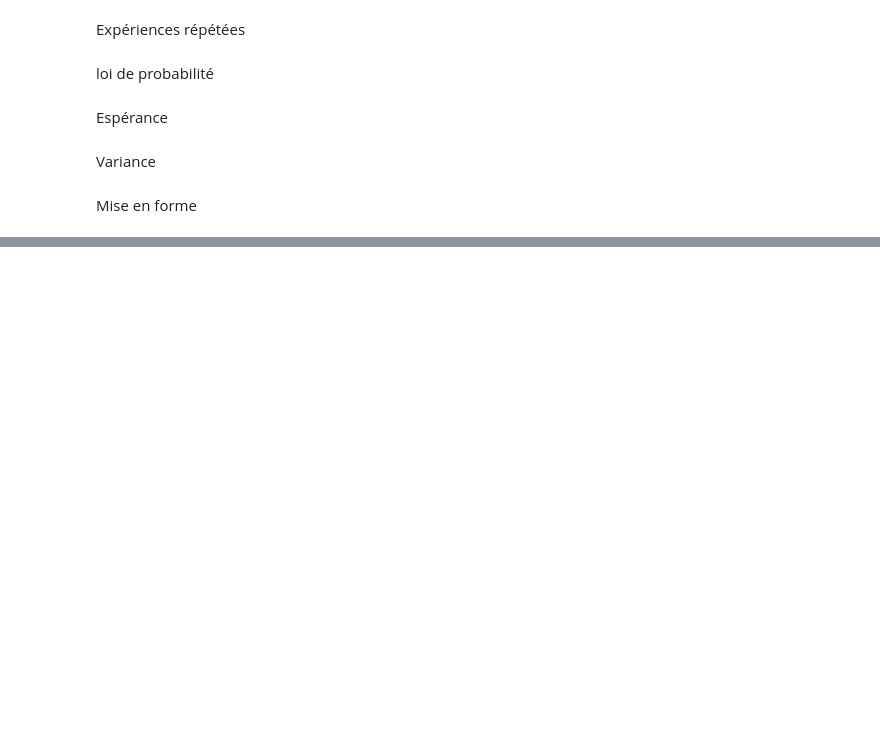
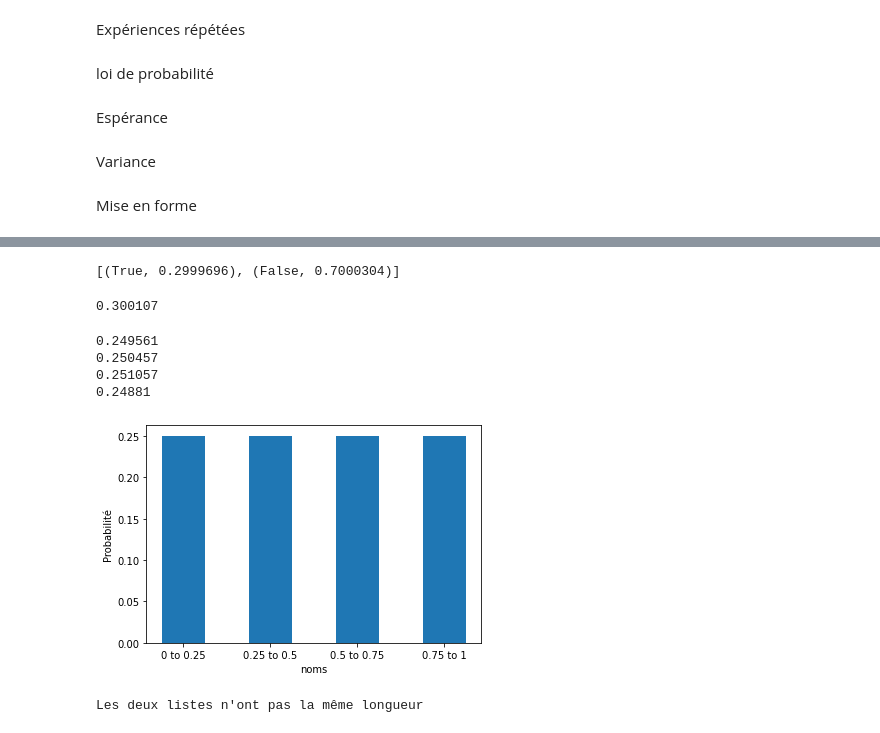
Before and after one commit to fay0026/probabilites_s3, a Jupyter notebook: Variables aléatoires discrètes.ipynb, the cells around one changed output, grey strips where cells are left out. Saved outputs shown, nothing was run; the diff lists cells and outputs as text; code cells hidden in the pictures; blank space fills up the shorter version.

```diff
--- a/Variables aléatoires discrètes.ipynb
+++ b/Variables aléatoires discrètes.ipynb
@@ -282,0 +407,9 @@ print(pifométrique(10000))
+# %%
+def uExperience(minu, maxu):
+    return minu < round(random.random(), 7) < maxu
+# %%
+def uRépétitions(minu, maxu, nbrep):
+    résultats = []
+    for i in range(nbrep):
+        résultats.append(uExperience(minu, maxu))
+    return résultats
@@ -282,0 +421,53 @@ print(pifométrique(10000))
+# %%
+print(minUmaxU(0.5,0.8,10000000))
+# %% [output]
+[(True, 0.2999696), (False, 0.7000304)]
+# %%
+def proba_x(minu, maxu):
+    résultats = uRépétitions(minu, maxu, 1000000)
+    loi = estimation_loi(résultats, [True, False])
+    return loi[0][1]
+# %%
+print(proba_x(0.5,0.8))
+# %% [output]
+0.300107
+# %%
+print(proba_x(0,0.25))
+print(proba_x(0.25,0.5))
+print(proba_x(0.5,0.75))
+print(proba_x(0.75,1))
+# %% [output]
+0.249561
+0.250457
+0.251057
+0.24881
+# %%
+def grapheComparaisonProbas(probas, noms):
+    ret = ""
+    if len(probas) != len(noms) :
+        ret = "Les deux listes n'ont pas la même longueur"
+    else :
+        x = []
+        y = []
+        for i in range(len(probas)) :
+            x.append(noms[i])
+            y.append(probas[i])
+        plt.figure()
+        plt.bar(x, height = y, width = 0.5)
+        plt.xlabel("noms")
+        plt.ylabel("Probabilité")
+        plt.show
+    return ret
+# %%
+rés = [proba_x(0,0.25),proba_x(0.25,0.5),proba_x(0.5,0.75),proba_x(0.75,1)]
+noms = ["0 to 0.25", "0.25 to 0.5", "0.5 to 0.75", "0.75 to 1"]
+print(grapheComparaisonProbas(rés, noms))
+# %% [output]
+[figure, added]
+# %%
+rés = [proba_x(0,0.10),proba_x(0.25,0.45),proba_x(0.2,0.8),proba_x(0.75,1)]
+noms = ["0 to 0.10", "0.25 to 0.45", "0.2 to 0.8", "0.75 to 1"]
+#noms.append("0.2 to 0.9")
+print(grapheComparaisonProbas(rés, noms))
+# %% [output]
+Les deux listes n'ont pas la même longueur
```
Also changed, not shown: parts of 41 cells of this notebook.
